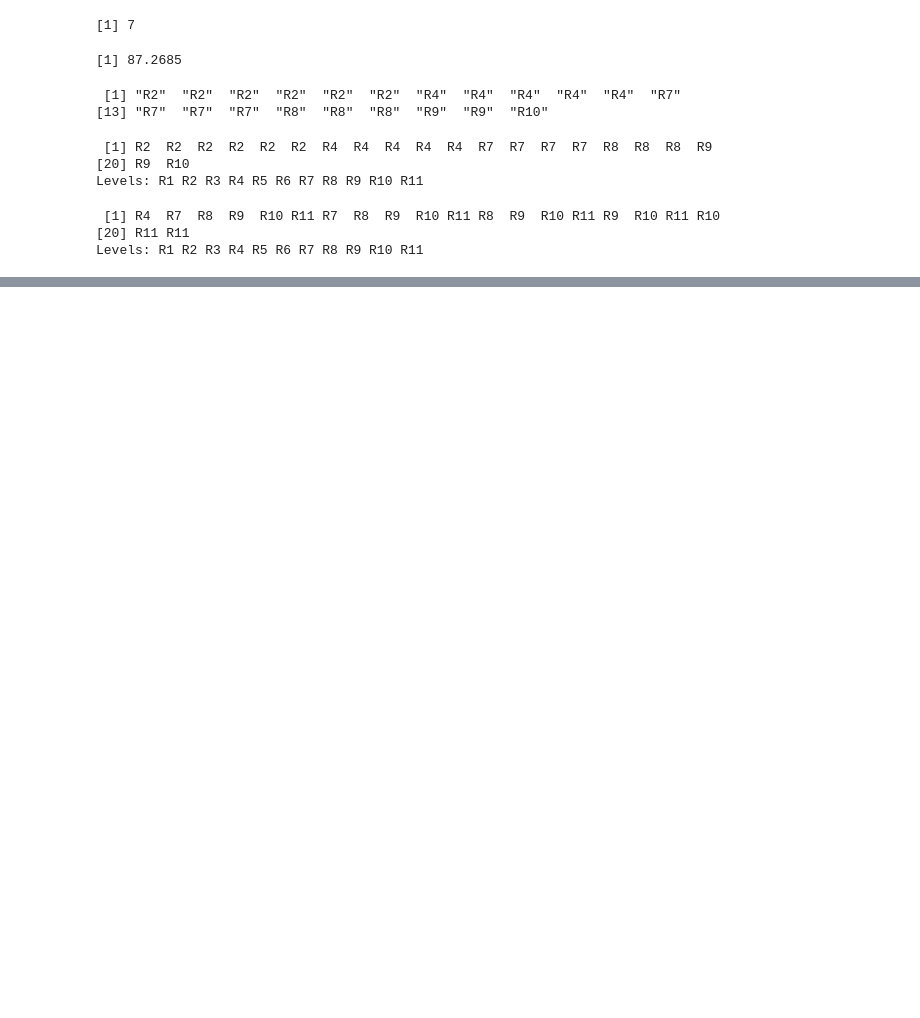
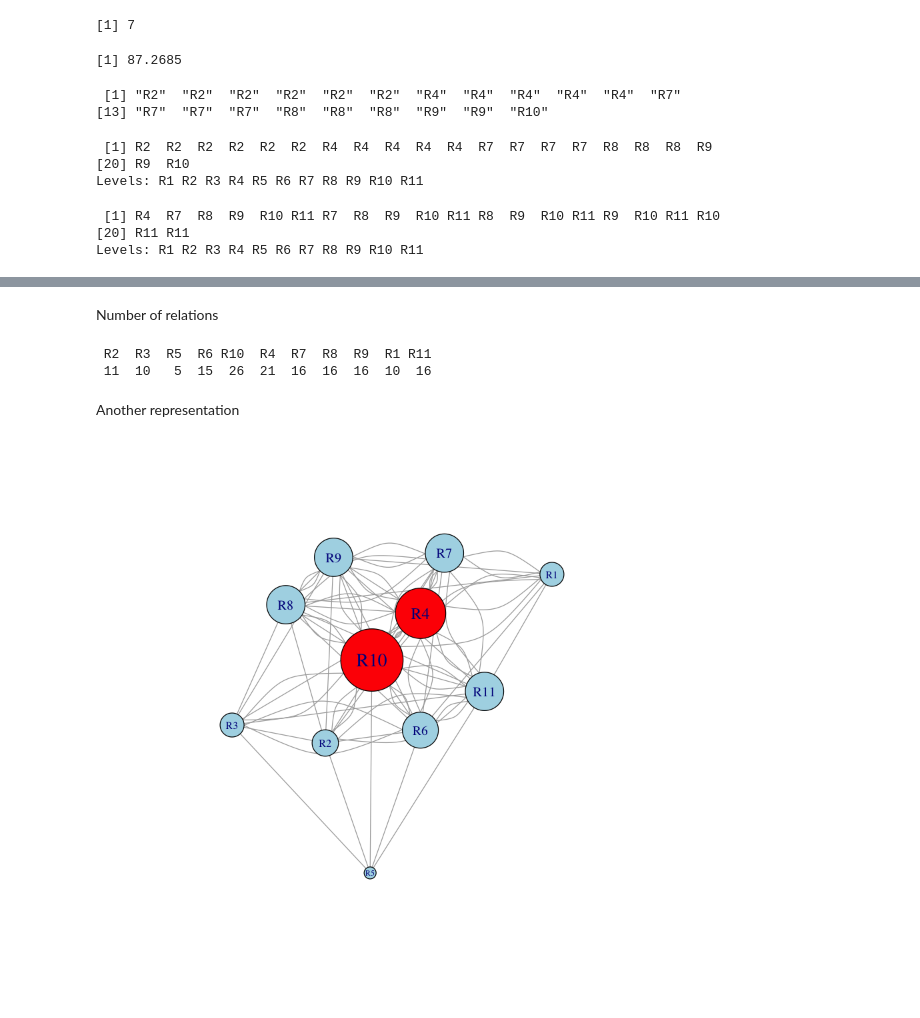
Before and after one commit to gchevrot/R, a Jupyter notebook: Analysis_R.ipynb, the cells around one changed output, grey strips where cells are left out. Drawn from its saved outputs; the diff is of its cells as text; code cells hidden in the pictures; blank space fills up the shorter version.

```diff
--- a/Analysis_R.ipynb
+++ b/Analysis_R.ipynb
@@ -328,0 +435,24 @@ Levels: R1 R2 R3 R4 R5 R6 R7 R8 R9 R10 R11
+# %% [markdown]
+Number of relations
+# %%
+degree(g)
+# %% [output]
+ R2  R3  R5  R6 R10  R4  R7  R8  R9  R1 R11
+ 11  10   5  15  26  21  16  16  16  10  16
+# %% [markdown]
+Another representation
+# %%
+#paramètres
+n_relations = 20
+V(g)$label<-V(g)$name
+V(g)$degree<-degree(g)
+V(g)$color<-ifelse(V(g)$degree<n_relations,"lightblue","red") #donc si le nb de relations est <20 c'est en bleu sinon c'est en rouge
+V(g)$label.cex<-V(g)$degree/max(V(g)$degree)+.4 # change la taille du label en fonction du degree
+V(g)$size<-V(g)$degree*1.5 # change the size of the circles
+
+#la représentation fruchterman reingold
+set.seed(9)
+layout1<-layout.fruchterman.reingold(g)#
+plot(g,layout=layout1)
+# %% [output]
+[figure, added]
```
Also changed, not shown: parts of 37 cells of this notebook.
